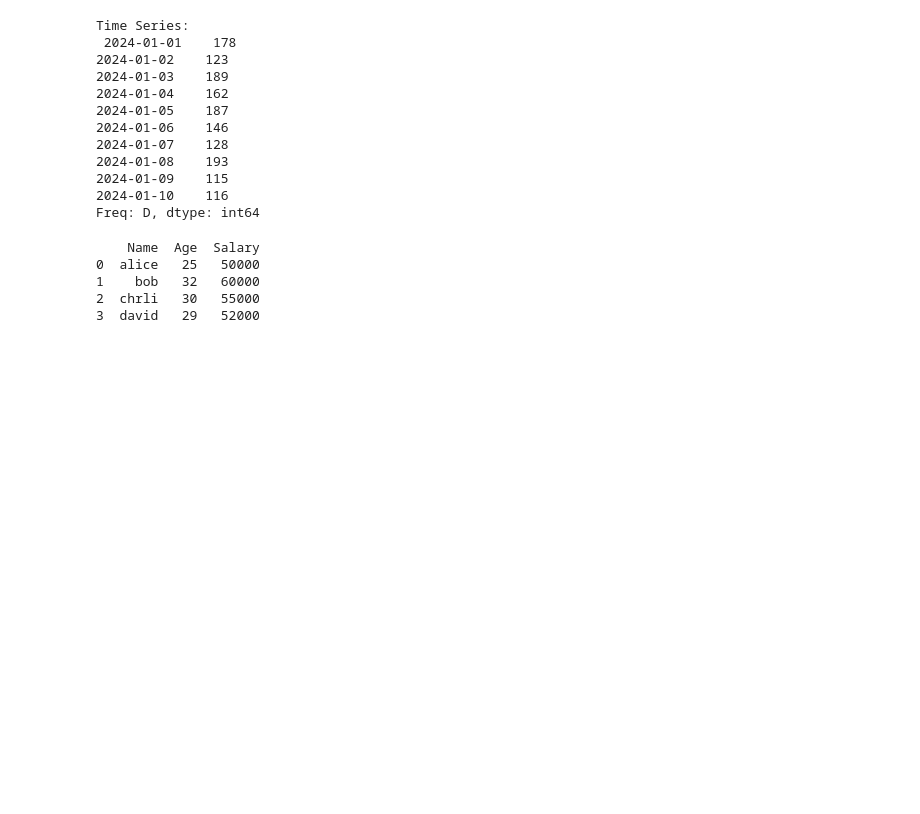
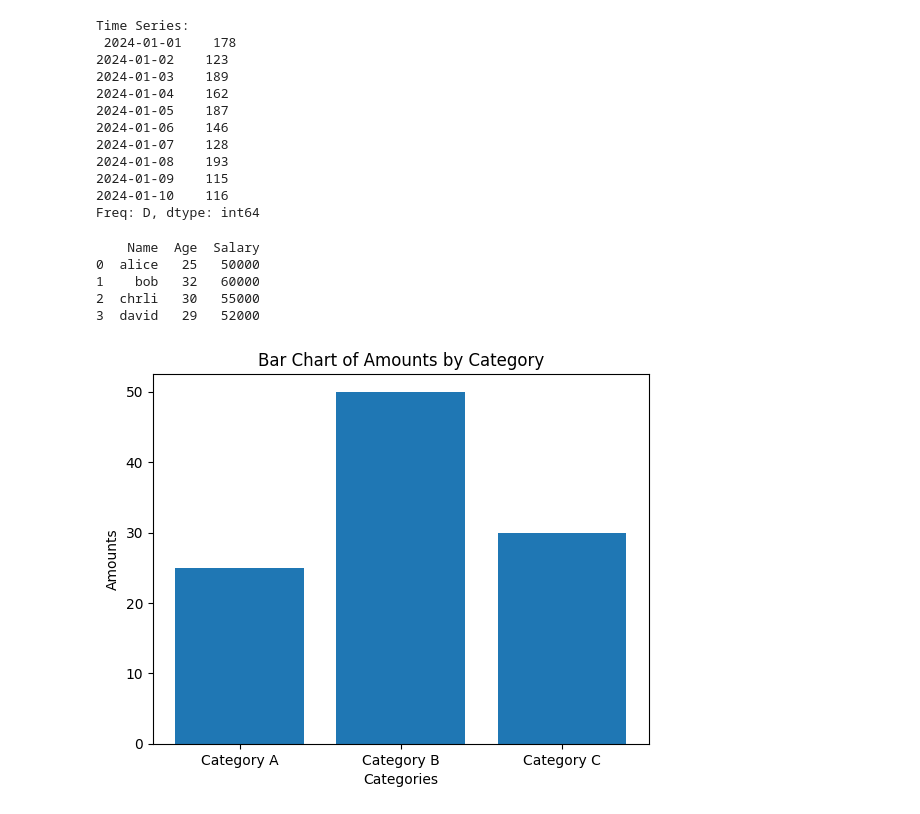
Before and after one commit to ALOK042007/aiml, a Jupyter notebook: Untitled0.ipynb, the cells around one changed output. Drawn from its saved outputs; the diff is of its cells as text; code cells hidden in the pictures; blank space fills up the shorter version.

```diff
--- a/Untitled0.ipynb
+++ b/Untitled0.ipynb
@@ -793,0 +788,11 @@ df=pd.DataFrame({
+# %%
+import matplotlib.pyplot as plt
+categories = ['Category A','Category B','Category C']
+amounts = [25, 50, 30]
+plt.bar(categories, amounts)
+plt.xlabel('Categories')
+plt.ylabel('Amounts')
+plt.title('Bar Chart of Amounts by Category')
+plt.show()
+# %% [output]
+[figure, added]
```
Also changed, not shown: parts of 6 cells of this notebook.
